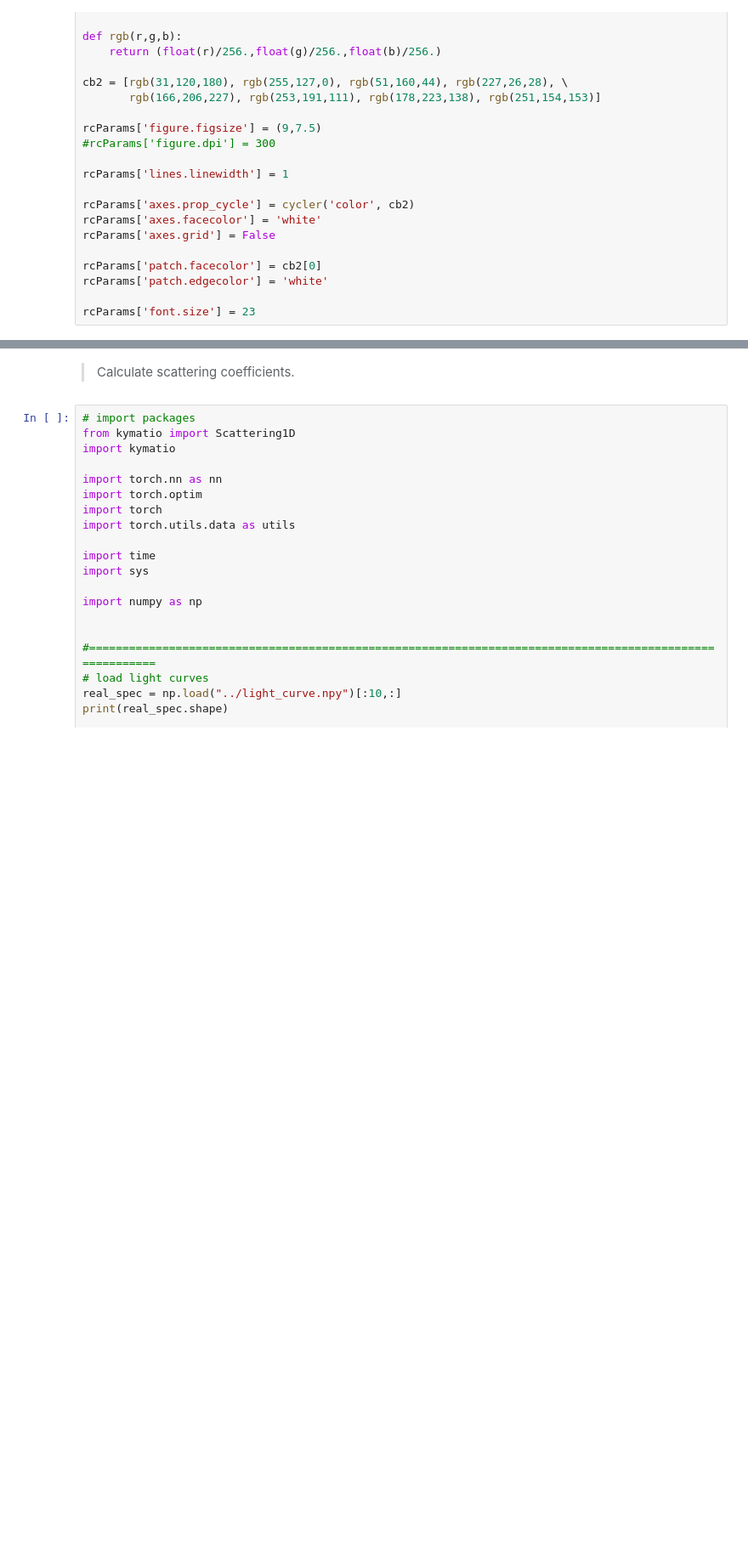
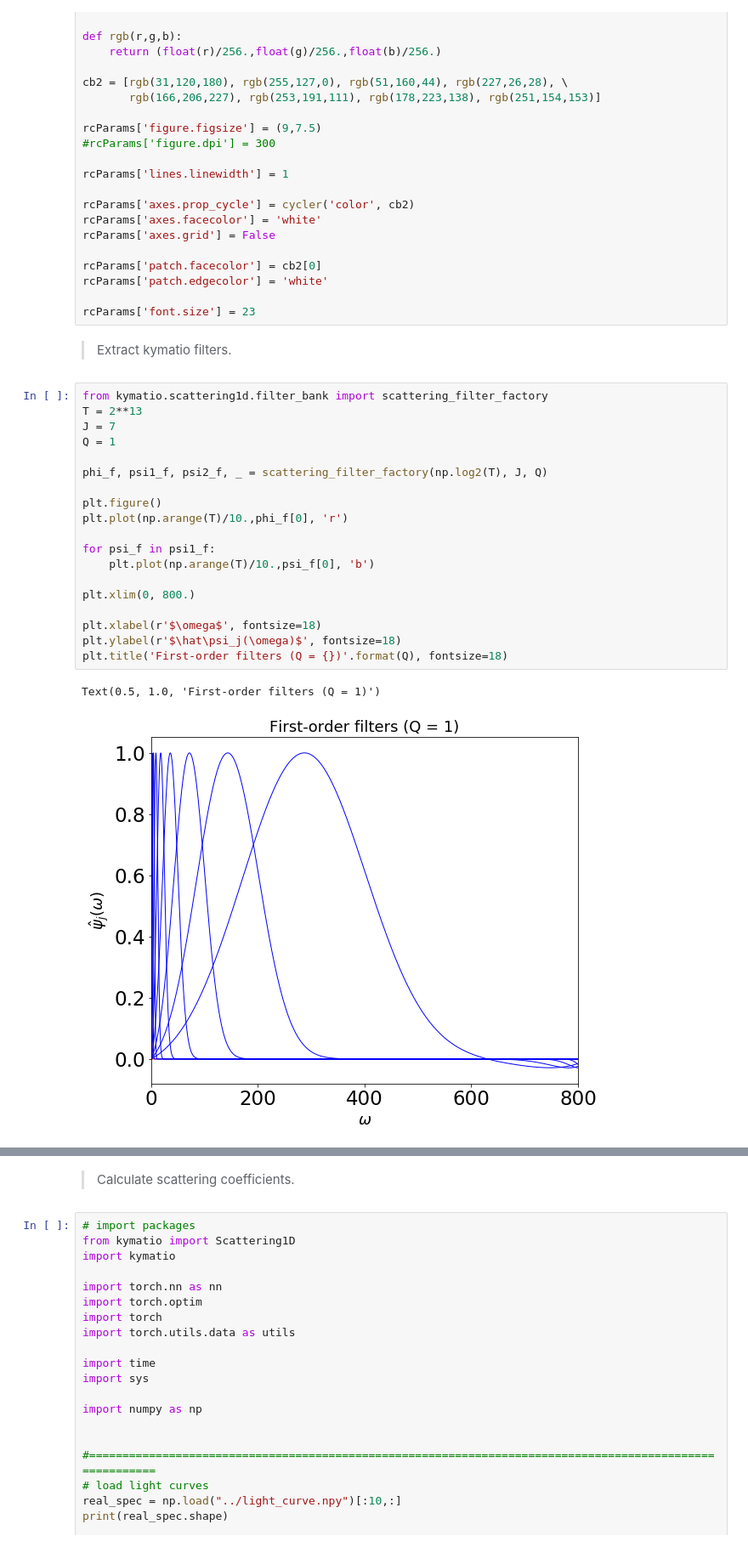
Before and after one commit to tingyuansen/IMLE_on_Galaxy_Images, a Jupyter notebook: AGN_Doublets.ipynb, the cells around one changed output, grey strips where cells are left out. Shown at 85% size. Drawn from its saved outputs; the diff is of its cells as text; blank space fills up the shorter version.

```diff
--- a/AGN_Doublets.ipynb
+++ b/AGN_Doublets.ipynb
@@ -45,3 +45,27 @@ rcParams['patch.facecolor'] = cb2[0]
 rcParams['patch.edgecolor'] = 'white'
 
 rcParams['font.size'] = 23
+# %% [markdown]
+> Extract kymatio filters.
+# %%
+from kymatio.scattering1d.filter_bank import scattering_filter_factory
+T = 2**13
+J = 7
+Q = 1
+
+phi_f, psi1_f, psi2_f, _ = scattering_filter_factory(np.log2(T), J, Q)
+
+plt.figure()
+plt.plot(np.arange(T)/10.,phi_f[0], 'r')
+
+for psi_f in psi1_f:
+    plt.plot(np.arange(T)/10.,psi_f[0], 'b')
+
+plt.xlim(0, 800.)
+
+plt.xlabel(r'$\omega$', fontsize=18)
+plt.ylabel(r'$\hat\psi_j(\omega)$', fontsize=18)
+plt.title('First-order filters (Q = {})'.format(Q), fontsize=18)
+# %% [output]
+Text(0.5, 1.0, 'First-order filters (Q = 1)')
+[figure, added]
```
Also changed, not shown: parts of 12 cells of this notebook, 3 other files.
